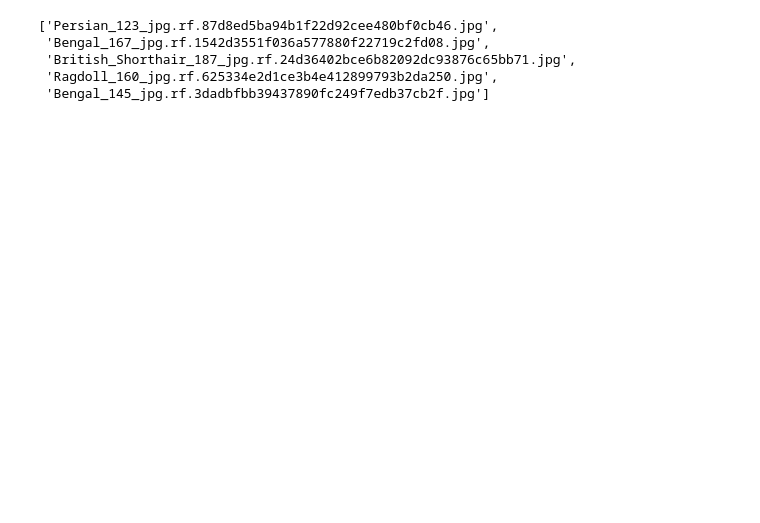
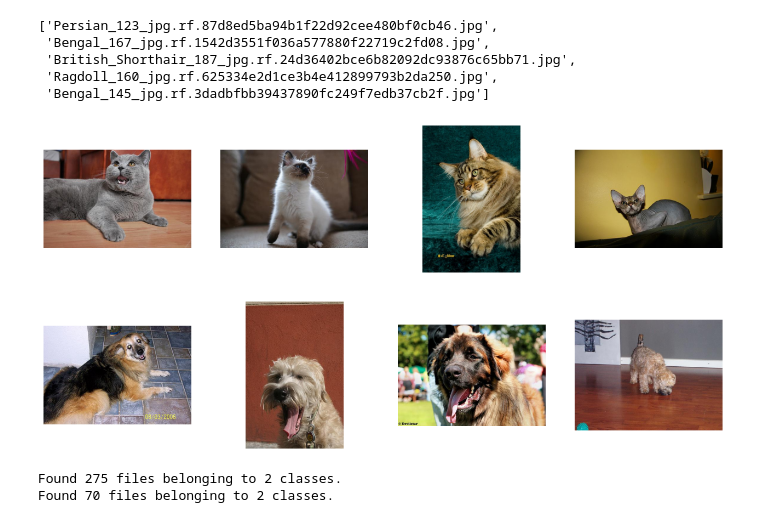
Before and after one commit to AadityaBajgain/learn_tensorflow, a Jupyter notebook: c2/w2/augmentation.ipynb, the cells around one changed output. Saved outputs shown, nothing was run; the diff lists cells and outputs as text; code cells hidden in the pictures; blank space fills up the shorter version.

```diff
--- a/c2/w2/augmentation.ipynb
+++ b/c2/w2/augmentation.ipynb
@@ -8,6 +9,6 @@ import os
 train = "../w1/cats_and_dogs/train"
 val = "../w1/cats_and_dogs/val"
 # %%
-cat_train = os.path.join(train, "cat")
-dog_train = os.path.join(train, "dog")
+horse_train = os.path.join(train, "cat")
+human_train = os.path.join(train, "dog")
 # %%
@@ -21,6 +22,40 @@ os.listdir(cat_train)[:5]
 # %%
 n_rows = 4
 n_cols = 4
 
 fig = plt.gcf()
-fig.set_size_inches(n_rows*4, n_cols * 4)
+fig.set_size_inches(n_rows * 4, n_cols * 4)
+
+next_cat_images = [
+    os.path.join(horse_train, f_name)
+    for f_name in random.sample(os.listdir(horse_train), k=4)
+]
+next_dog_image = [
+    os.path.join(human_train, fname)
+    for fname in random.sample(os.listdir(human_train), k=4)
+]
+
+
+for i, img_path in enumerate(next_cat_images + next_dog_image):
+    sp = plt.subplot(n_rows, n_cols, i + 1)
+    sp.axis("off")
+
+    img = mpimg.imread(img_path)
+
+    plt.imshow(img)
+
+plt.show()
+# %% [output]
+[figure, added]
+# %%
+train_dataset = tf.keras.utils.image_dataset_from_directory(
+    train, image_size=(150, 150), batch_size=30, label_mode="binary"
+)
+
+
+val_dataset = tf.keras.utils.image_dataset_from_directory(
+    val, image_size=(150, 150), batch_size=30, label_mode="binary"
+)
+# %% [output]
+Found 275 files belonging to 2 classes.
+Found 70 files belonging to 2 classes.
```
Also changed, not shown: parts of 14 cells of this notebook.
